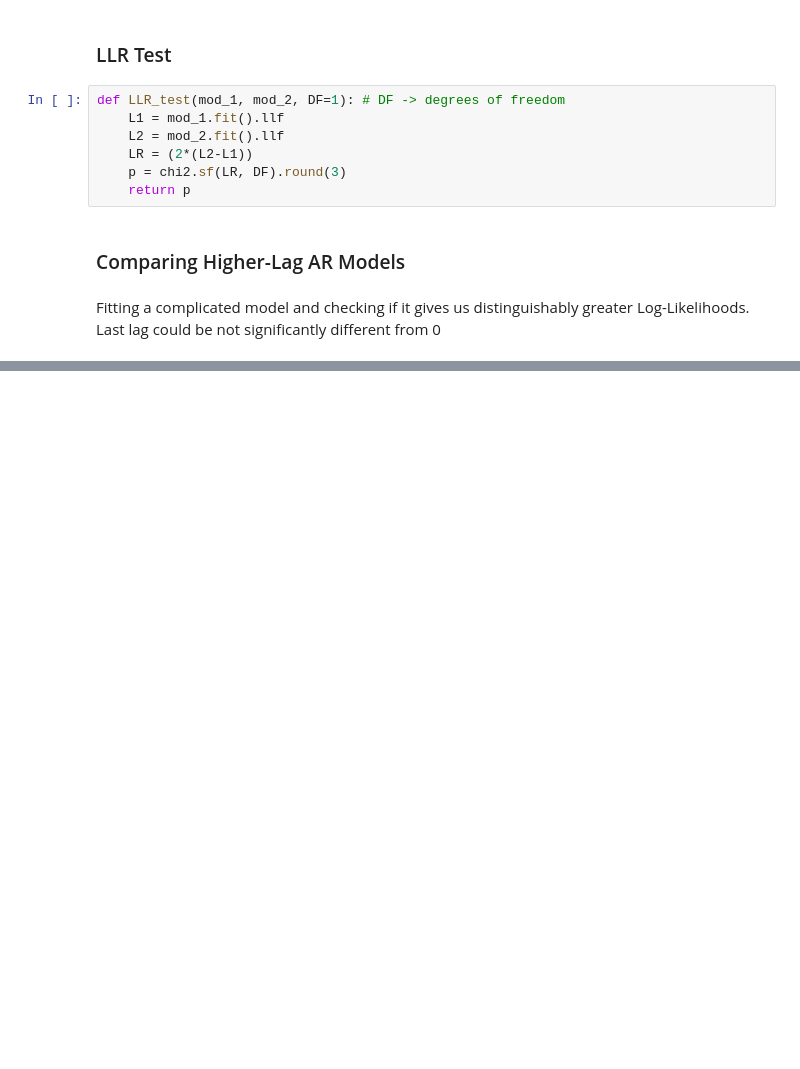
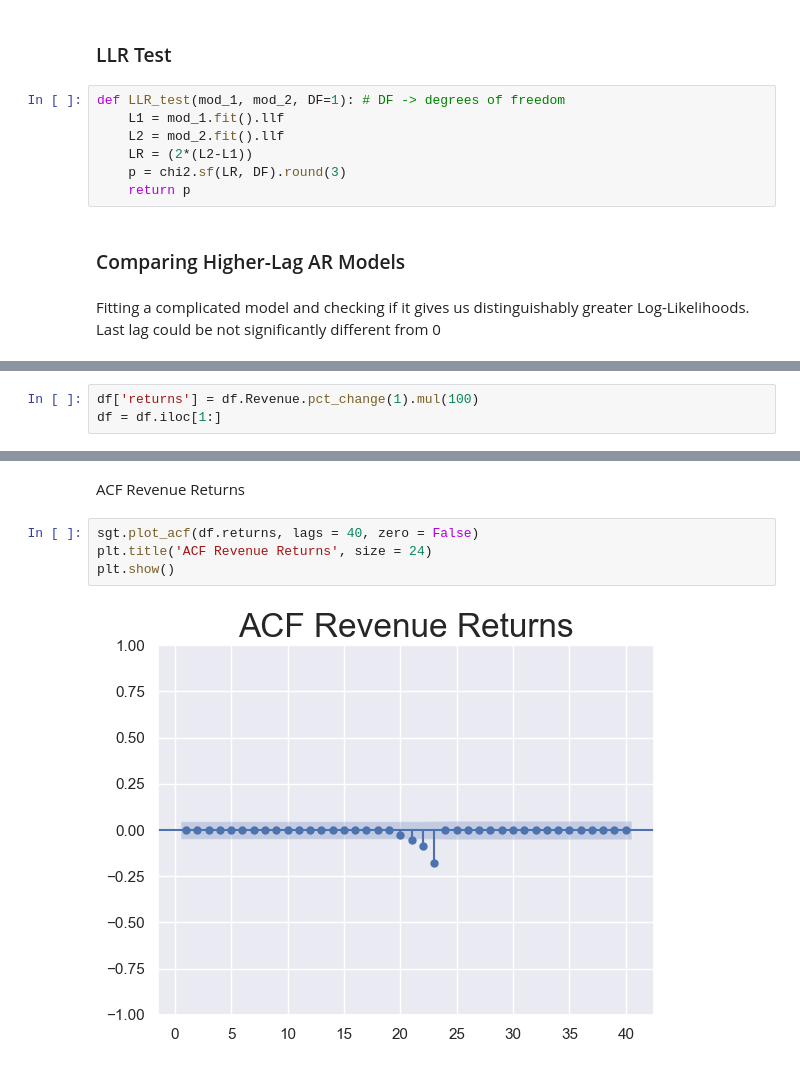
Before and after one commit to Mukhammadkodir27/Advanced_Python, a Jupyter notebook: Machine_Learning/Time-Series/00_Time-Series.ipynb, the cells around one changed output, grey strips where cells are left out. Drawn from its saved outputs; the diff is of its cells as text; blank space fills up the shorter version.

```diff
--- a/Machine_Learning/Time-Series/00_Time-Series.ipynb
+++ b/Machine_Learning/Time-Series/00_Time-Series.ipynb
@@ -804,0 +875,3 @@ It kinda means upgrading from model2 to model3, and based on p value we can say
+# %%
+df['returns'] = df.Revenue.pct_change(1).mul(100)
+df = df.iloc[1:]
@@ -804,0 +899,8 @@ It kinda means upgrading from model2 to model3, and based on p value we can say
+# %% [markdown]
+ACF Revenue Returns
+# %%
+sgt.plot_acf(df.returns, lags = 40, zero = False)
+plt.title('ACF Revenue Returns', size = 24)
+plt.show()
+# %% [output]
+[figure, added]
```
Also changed, not shown: parts of 65 cells of this notebook.
